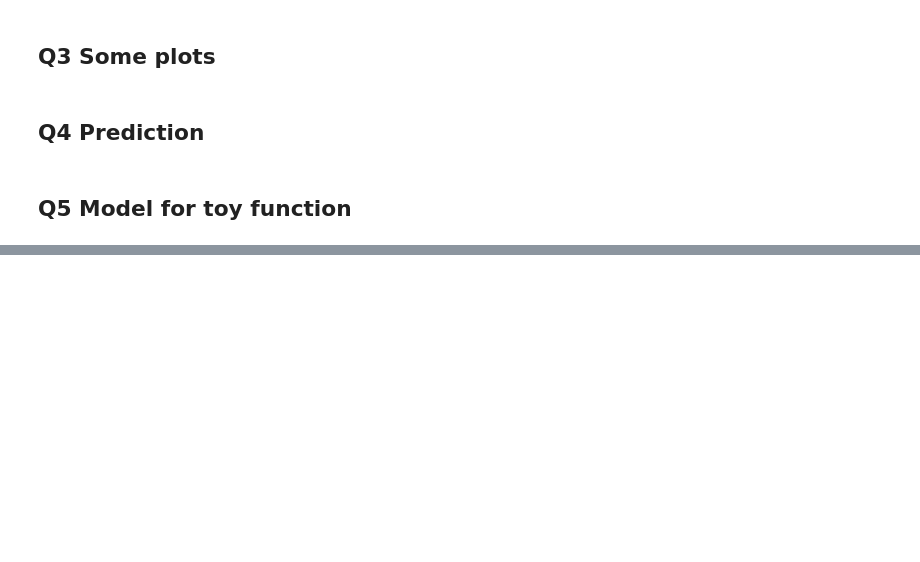
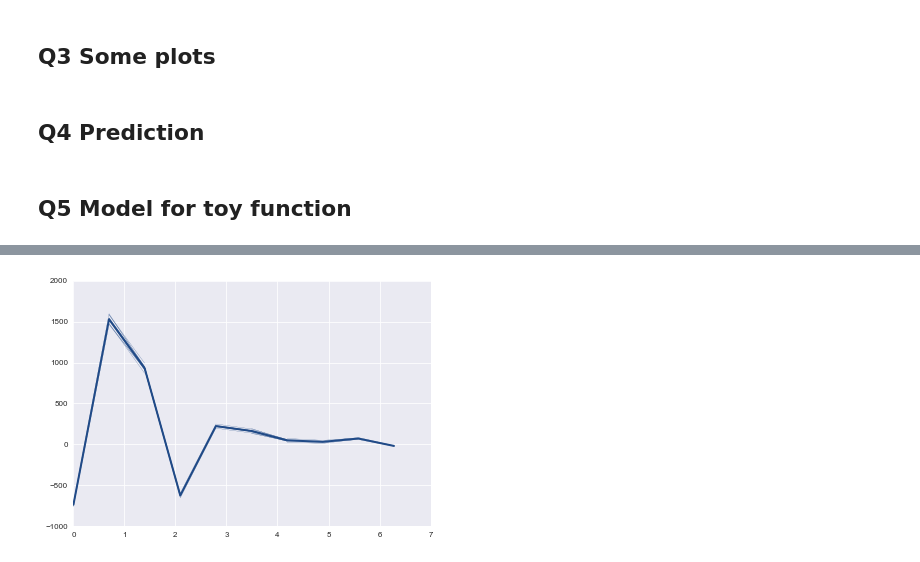
Before and after one commit to ggutierrez/SMFO, a Jupyter notebook: lab1/Lab1LinearRegression.ipynb, the cells around one changed output, grey strips where cells are left out. Saved outputs shown, nothing was run; the diff lists cells and outputs as text; code cells hidden in the pictures; blank space fills up the shorter version.

```diff
--- a/lab1/Lab1LinearRegression.ipynb
+++ b/lab1/Lab1LinearRegression.ipynb
@@ -505,0 +553,8 @@ def predGPR(x,X,F,kern,**kwargs):
+# %%
+predPoints = 10
+x = np.linspace(lb, ub, predPoints)
+x = x[:,None]
+mean, var = predGPR(x, X, F, gaussianKern)
+plotModel(x,mean,var)
+# %% [output]
+[figure, added]
```
Also changed, not shown: parts of 12 cells of this notebook.
